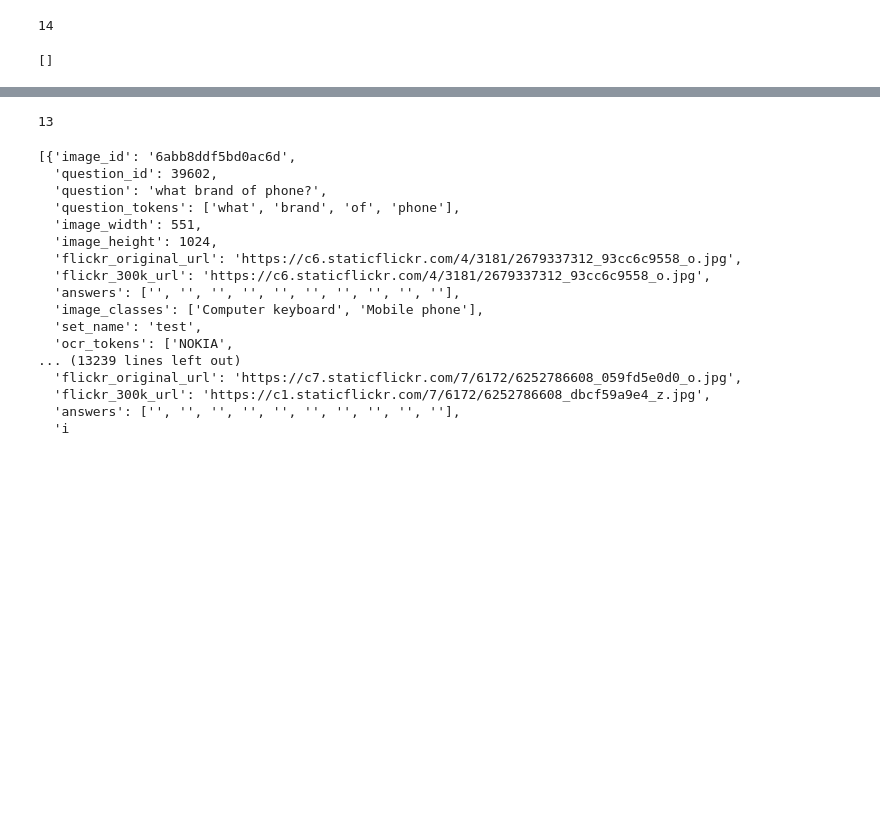
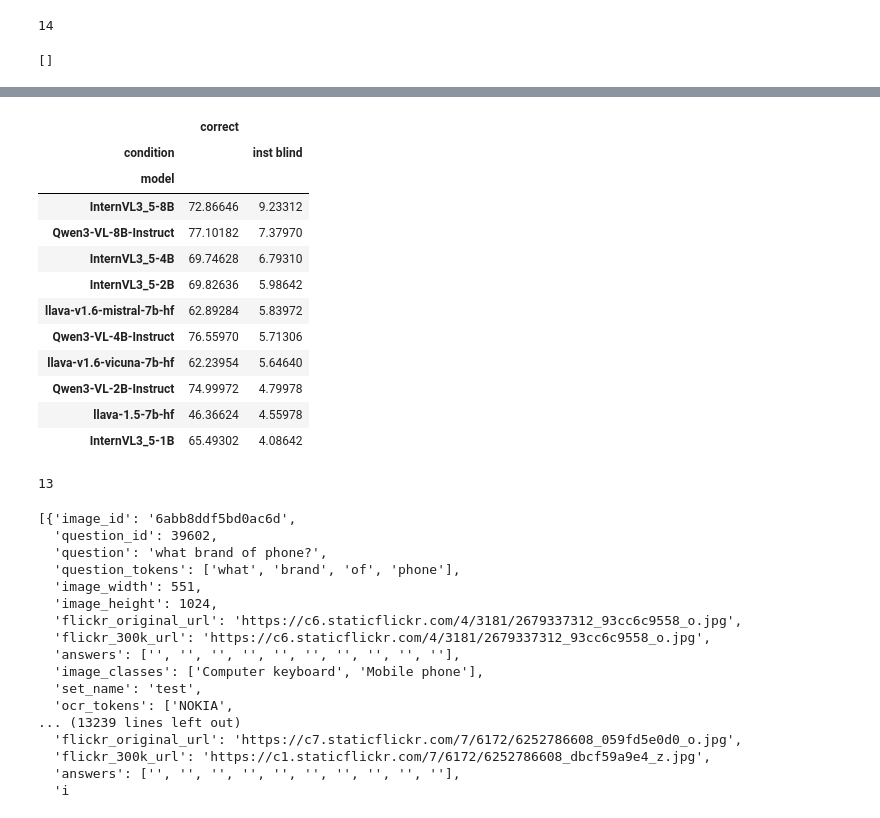
Before and after one commit to unolop/HPA, a Jupyter notebook: evaluation/score_vqa.ipynb, the cells around one changed output, grey strips where cells are left out. Saved outputs shown, nothing was run; the diff lists cells and outputs as text; code cells hidden in the pictures; blank space fills up the shorter version.

```diff
--- a/evaluation/score_vqa.ipynb
+++ b/evaluation/score_vqa.ipynb
@@ -48,0 +57,4 @@ okvqa.pivot_table(index='model', columns='condition', values=['question_id', 'co
+# %%
+textvqa = get_summary('textvqa').drop_duplicates(subset=['condition', 'question_id', 'model'])
+textvqa.pivot_table(index='model', columns='condition', values=['question_id', 'correct'], aggfunc='nunique')
+textvqa.pivot_table(index='model', columns='condition', values=['correct'], aggfunc='mean')
@@ -49,3 +80,19 @@ okvqa.pivot_table(index='model', columns='condition', values=['question_id', 'co
+# %%
+textvqa.pivot_table(index=['model'], columns=['condition'], values=['correct'], aggfunc='mean').sort_values([('correct', 'inst blind')], ascending=False)
+# %% [output]
+|  | correct |  |
+| condition |  | inst blind |
+| model |  |  |
+| InternVL3_5-8B | 72.86646 | 9.23312 |
+| Qwen3-VL-8B-Instruct | 77.10182 | 7.37970 |
+| InternVL3_5-4B | 69.74628 | 6.79310 |
+| InternVL3_5-2B | 69.82636 | 5.98642 |
+| llava-v1.6-mistral-7b-hf | 62.89284 | 5.83972 |
+| Qwen3-VL-4B-Instruct | 76.55970 | 5.71306 |
+| llava-v1.6-vicuna-7b-hf | 62.23954 | 5.64640 |
+| Qwen3-VL-2B-Instruct | 74.99972 | 4.79978 |
+| llava-1.5-7b-hf | 46.36624 | 4.55978 |
+| InternVL3_5-1B | 65.49302 | 4.08642 |
 # %%
 dataset='textvqa'
 files_textvqa = sorted(glob(f"{input_dir}/*{dataset}*.jsonl") + glob(f"{input_dir}/*/*/*{dataset}*.jsonl")) + glob(f"{input_dir}/*/*{dataset}*.jsonl")
```
Also changed, not shown: parts of 7 cells of this notebook, 6 other files.
